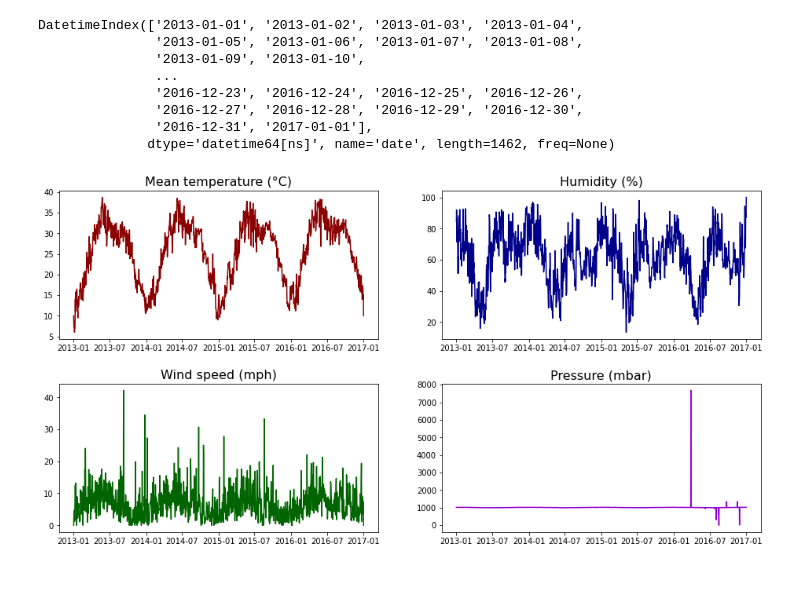
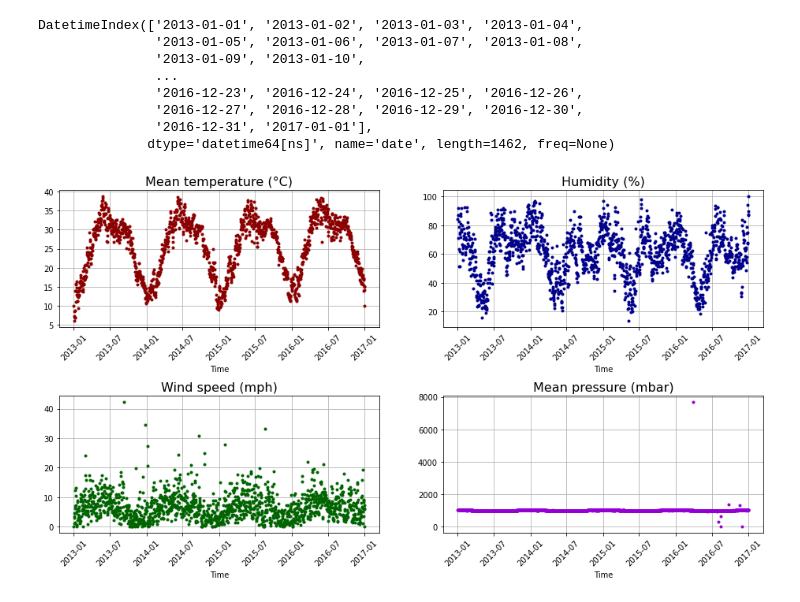
Before and after one commit to alexandre-pinon/voltron, a Jupyter notebook: src/ai/bootstrap.ipynb, the cells around one changed output. Drawn from its saved outputs; the diff is of its cells as text; code cells hidden in the pictures.

```diff
--- a/src/ai/bootstrap.ipynb
+++ b/src/ai/bootstrap.ipynb
@@ -60,20 +93,14 @@ DatetimeIndex(['2013-01-01', '2013-01-02', '2013-01-03', '2013-01-04',
 # %%
 fig, ((ax1, ax2), (ax3, ax4)) = plt.subplots(2,
                                              2,
                                              figsize=(16, 8),
-                                             gridspec_kw={'hspace': .3})
-ax1.plot(train_df.index, train_df["meantemp"], c='darkred')
-ax1.set_title("Mean temperature (°C)", fontsize=16)
+                                             gridspec_kw={'hspace': .5})
 
-ax2.plot(train_df.index, train_df["humidity"], c='darkblue')
-ax2.set_title("Humidity (%)", fontsize=16)
+plot_time_series(ax1, train_df.index, train_df["meantemp"], "Mean temperature (°C)", c='darkred')
+plot_time_series(ax2, train_df.index, train_df["humidity"], "Humidity (%)", c='darkblue')
+plot_time_series(ax3, train_df.index, train_df["wind_speed"], "Wind speed (mph)", c='darkgreen')
+plot_time_series(ax4, train_df.index, train_df["meanpressure"], "Mean pressure (mbar)", c='darkviolet')
 
-ax3.plot(train_df.index, train_df["wind_speed"], c='darkgreen')
-ax3.set_title("Wind speed (mph)", fontsize=16)
-
-ax4.plot(train_df.index, train_df["meanpressure"], c='darkviolet')
-ax4.set_title("Pressure (mbar)", fontsize=16)
-
-fig.savefig('./graphs/all_air_data_curves.png', facecolor='white')
+fig.savefig('./graphs/train_data.png', facecolor='white')
 # %% [output]
-[figure, old version]
+[figure, new version]
```
Also changed, not shown: parts of 3 cells of this notebook, 3 other files.
